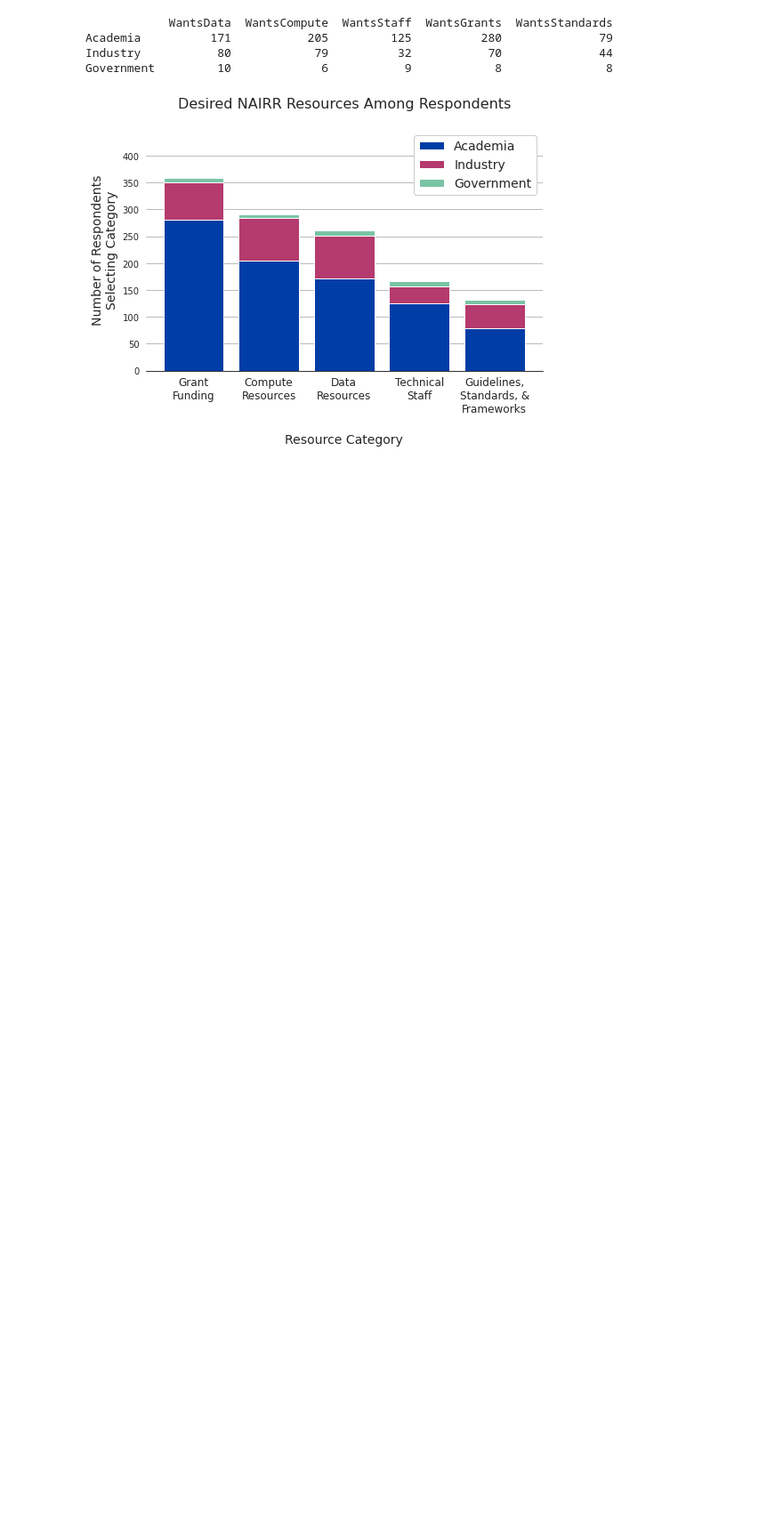
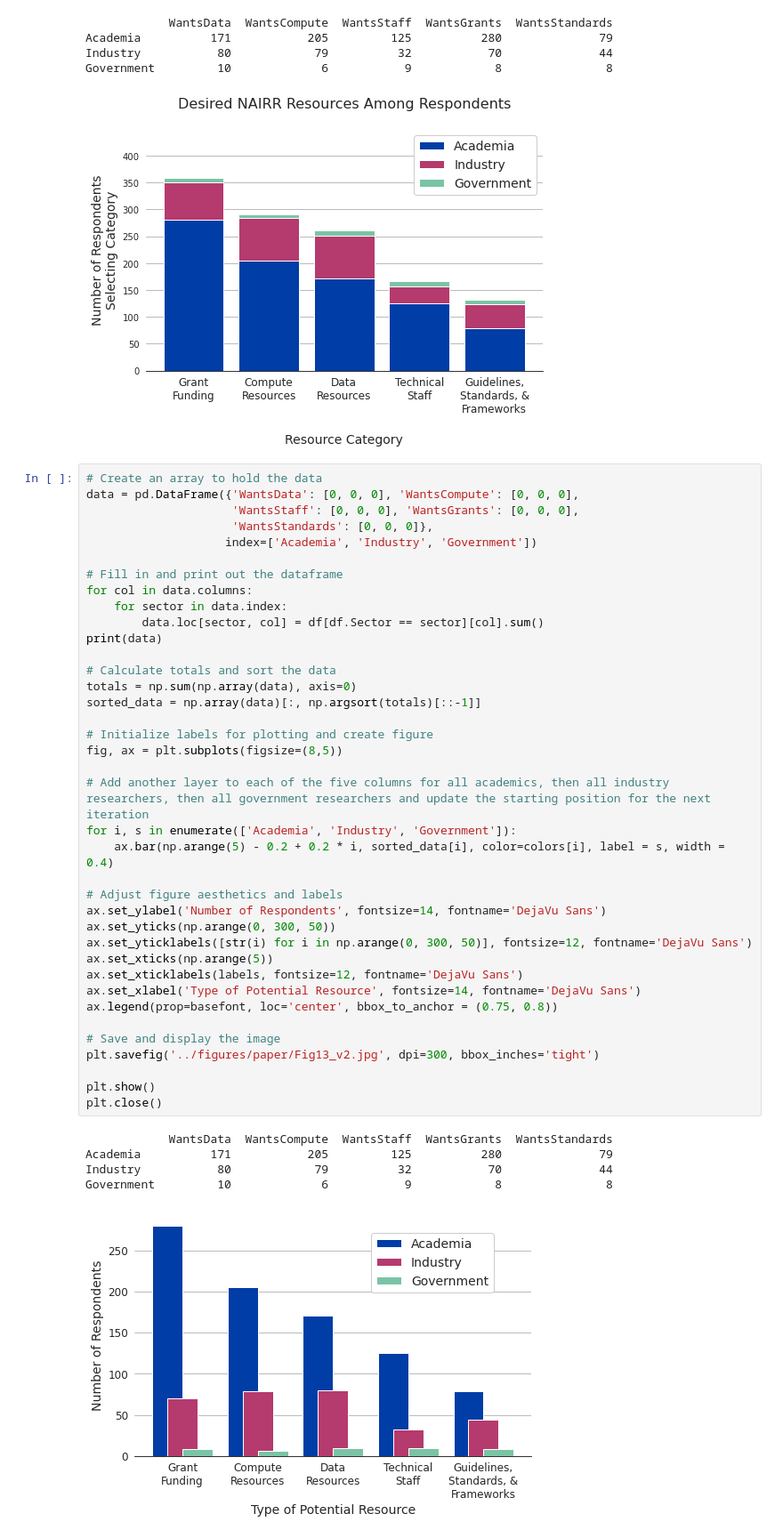
Before and after one commit to georgetown-cset/Compute_Survey_2022, a Jupyter notebook: scripts/paper_figures.ipynb, the cells around one changed output. Shown at 89% size. Cells and saved outputs as stored; diff of their text form; blank space fills up the shorter version.

```diff
--- a/scripts/paper_figures.ipynb
+++ b/scripts/paper_figures.ipynb
@@ -1078,3 +1220,47 @@ Academia          171           205         125          280              79
 Industry           80            79          32           70              44
 Government         10             6           9            8               8
 [figure]
+# %%
+# Create an array to hold the data
+data = pd.DataFrame({'WantsData': [0, 0, 0], 'WantsCompute': [0, 0, 0],
+                     'WantsStaff': [0, 0, 0], 'WantsGrants': [0, 0, 0],
+                     'WantsStandards': [0, 0, 0]},
+                    index=['Academia', 'Industry', 'Government'])
+
+# Fill in and print out the dataframe
+for col in data.columns:
+    for sector in data.index:
+        data.loc[sector, col] = df[df.Sector == sector][col].sum()
+print(data)
+
+# Calculate totals and sort the data
+totals = np.sum(np.array(data), axis=0)
+sorted_data = np.array(data)[:, np.argsort(totals)[::-1]]
+
+# Initialize labels for plotting and create figure
+fig, ax = plt.subplots(figsize=(8,5))
+
+# Add another layer to each of the five columns for all academics, then all industry researchers, then all government researchers and update the starting position for the next iteration
+for i, s in enumerate(['Academia', 'Industry', 'Government']):
+    ax.bar(np.arange(5) - 0.2 + 0.2 * i, sorted_data[i], color=colors[i], label = s, width = 0.4)
+
+# Adjust figure aesthetics and labels
+ax.set_ylabel('Number of Respondents', fontsize=14, fontname='DejaVu Sans')
+ax.set_yticks(np.arange(0, 300, 50))
+ax.set_yticklabels([str(i) for i in np.arange(0, 300, 50)], fontsize=12, fontname='DejaVu Sans')
+ax.set_xticks(np.arange(5))
+ax.set_xticklabels(labels, fontsize=12, fontname='DejaVu Sans')
+ax.set_xlabel('Type of Potential Resource', fontsize=14, fontname='DejaVu Sans')
+ax.legend(prop=basefont, loc='center', bbox_to_anchor = (0.75, 0.8))
+
+# Save and display the image
+plt.savefig('../figures/paper/Fig13_v2.jpg', dpi=300, bbox_inches='tight')
+
+plt.show()
+plt.close()
+# %% [output]
+            WantsData  WantsCompute  WantsStaff  WantsGrants  WantsStandards
+Academia          171           205         125          280              79
+Industry           80            79          32           70              44
+Government         10             6           9            8               8
+[figure, added]
```
Also changed, not shown: parts of 6 cells of this notebook, 14 other files.
